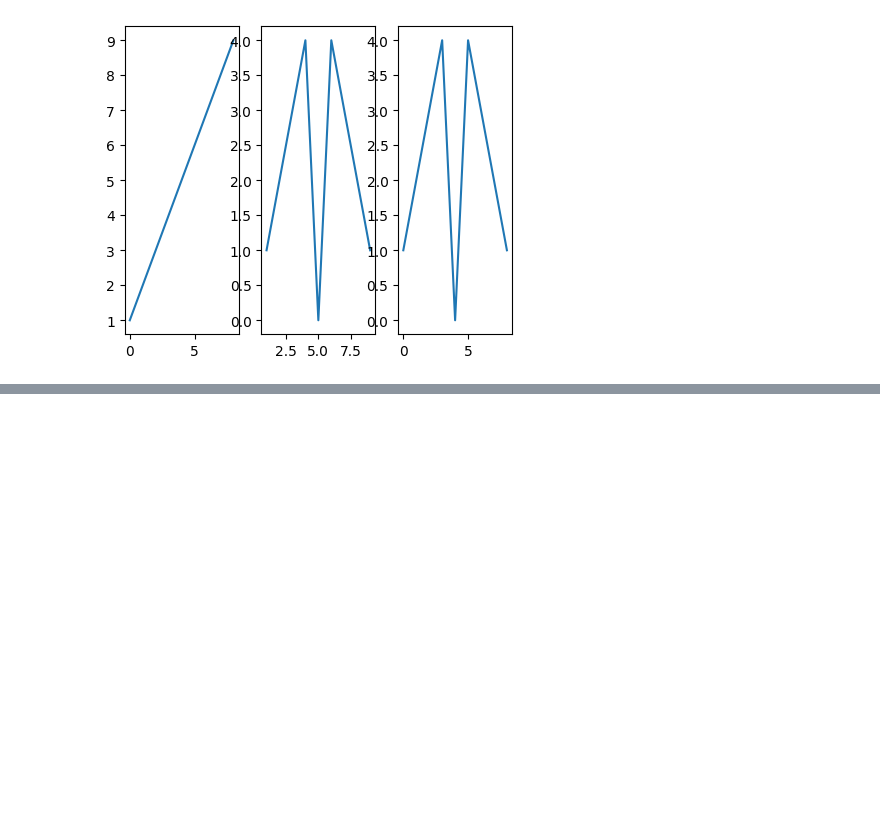
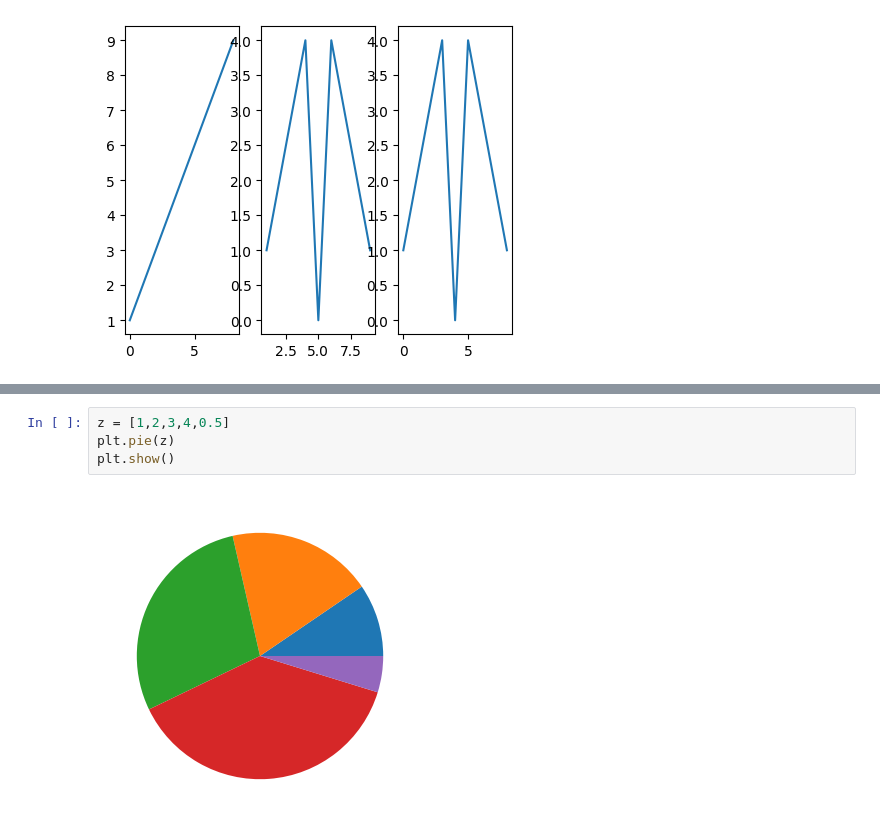
Before and after one commit to willySajbeni/Data_Science_s1, a Jupyter notebook: 04_charts.ipynb, the cells around one changed output, grey strips where cells are left out. Cells and saved outputs as stored; diff of their text form; blank space fills up the shorter version.

```diff
--- a/04_charts.ipynb
+++ b/04_charts.ipynb
@@ -100,0 +118,6 @@ plt.show()
+# %%
+z = [1,2,3,4,0.5]
+plt.pie(z)
+plt.show()
+# %% [output]
+[figure, added]
```
Also changed, not shown: parts of 22 cells of this notebook.
